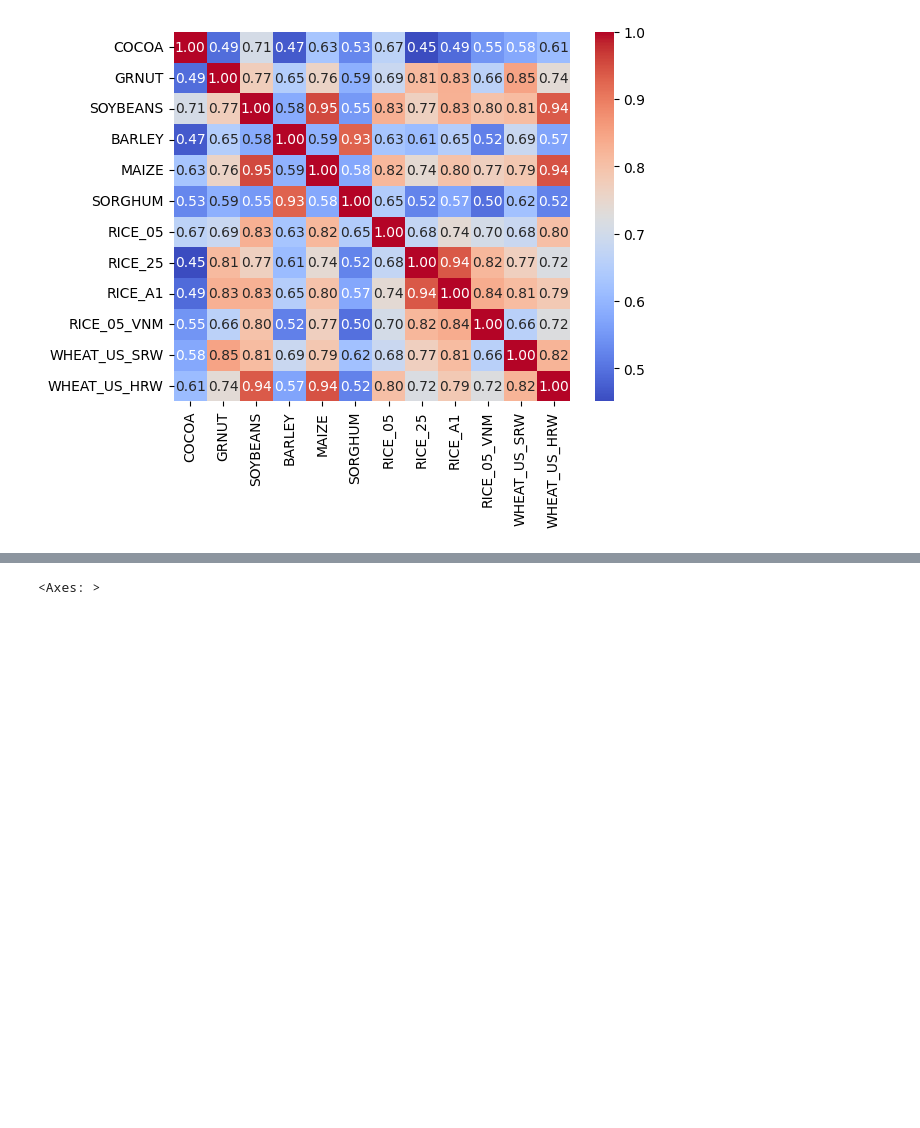
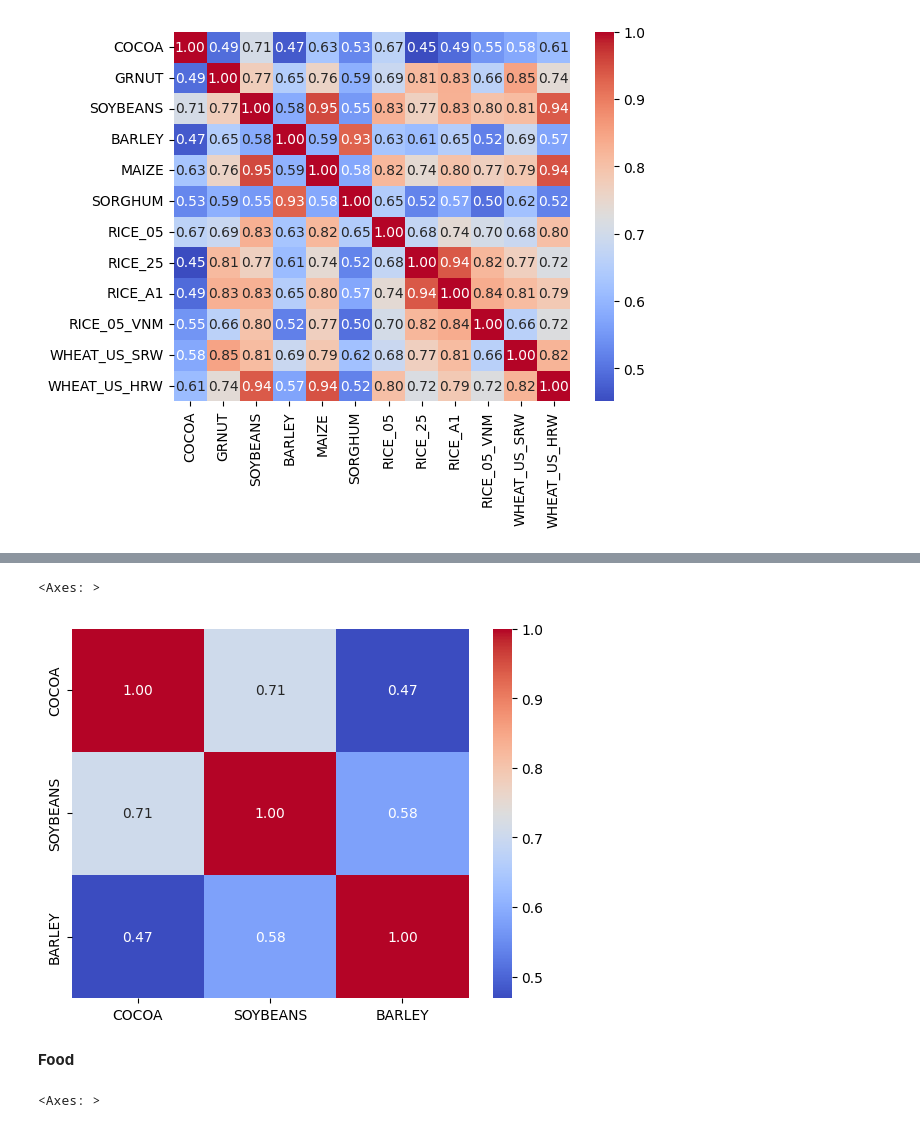
Before and after one commit to benbesthof/GoldenModel, a Jupyter notebook: COMSEDA.ipynb, the cells around one changed output, grey strips where cells are left out. Drawn from its saved outputs; the diff is of its cells as text; code cells hidden in the pictures; blank space fills up the shorter version.

```diff
--- a/COMSEDA.ipynb
+++ b/COMSEDA.ipynb
@@ -315,3 +599,12 @@ sns.heatmap(gcorr, annot=True, cmap='coolwarm', fmt = '.2f')
+# %%
+grains = ['COCOA', 'SOYBEANS', 'BARLEY']
+gcorr = df[grains].corr()
+sns.heatmap(gcorr, annot=True, cmap='coolwarm', fmt = '.2f')
+# %% [output]
+<Axes: >
+[figure, added]
+# %% [markdown]
+**Food**
 # %%
 sns.heatmap(fcorr, annot=True, cmap='coolwarm', fmt = '.2f')
 # %% [output]
```
Also changed, not shown: parts of 50 cells of this notebook, 8 other files.
